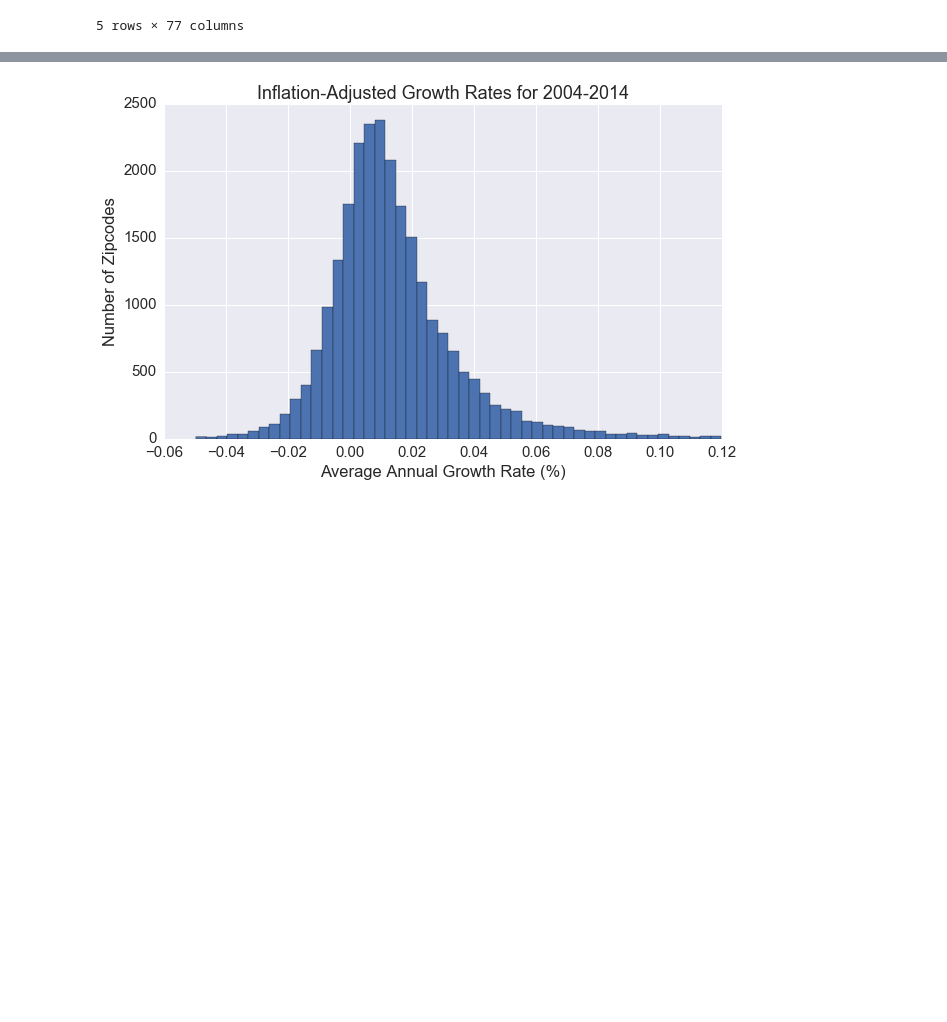
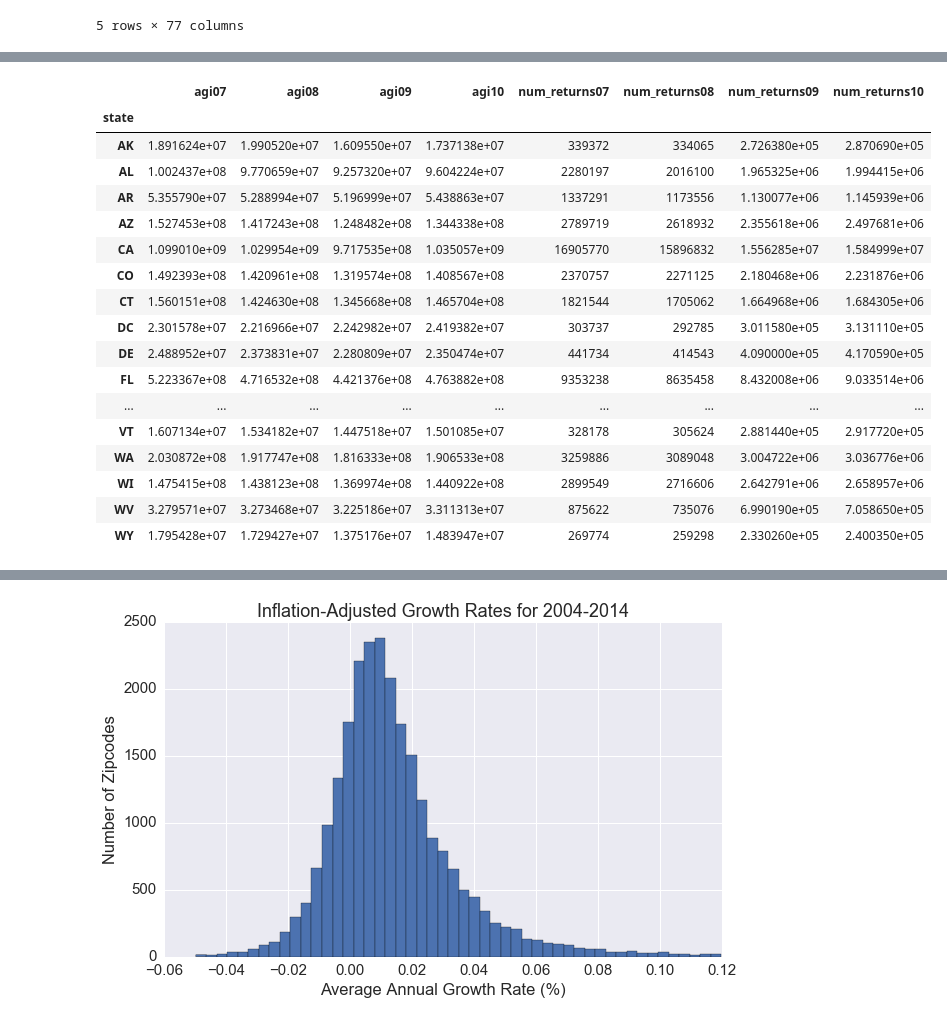
Before and after one commit to sleichen/Data-Incubator, a Jupyter notebook: DataIncubatorProjectv3.ipynb, the cells around one changed output, grey strips where cells are left out. Cells and saved outputs as stored; diff of their text form; code cells hidden in the pictures; blank space fills up the shorter version.

```diff
--- a/DataIncubatorProjectv3.ipynb
+++ b/DataIncubatorProjectv3.ipynb
@@ -78,2 +89,23 @@ agi_data.head()
 5 rows × 40 columns
+# %%
+agi_data[['agi07','agi08','agi09','agi10','num_returns07','num_returns08','num_returns09','num_returns10']]
+# %% [output]
+|  | agi07 | agi08 | agi09 | agi10 | num_returns07 | num_returns08 | num_returns09 | num_returns10 |
+| state |  |  |  |  |  |  |  |  |
+| AK | 1.891624e+07 | 1.990520e+07 | 1.609550e+07 | 1.737138e+07 | 339372 | 334065 | 2.726380e+05 | 2.870690e+05 |
+| AL | 1.002437e+08 | 9.770659e+07 | 9.257320e+07 | 9.604224e+07 | 2280197 | 2016100 | 1.965325e+06 | 1.994415e+06 |
+| AR | 5.355790e+07 | 5.288994e+07 | 5.196999e+07 | 5.438863e+07 | 1337291 | 1173556 | 1.130077e+06 | 1.145939e+06 |
+| AZ | 1.527453e+08 | 1.417243e+08 | 1.248482e+08 | 1.344338e+08 | 2789719 | 2618932 | 2.355618e+06 | 2.497681e+06 |
+| CA | 1.099010e+09 | 1.029954e+09 | 9.717535e+08 | 1.035057e+09 | 16905770 | 15896832 | 1.556285e+07 | 1.584999e+07 |
+| CO | 1.492393e+08 | 1.420961e+08 | 1.319574e+08 | 1.408567e+08 | 2370757 | 2271125 | 2.180468e+06 | 2.231876e+06 |
+| CT | 1.560151e+08 | 1.424630e+08 | 1.345668e+08 | 1.465704e+08 | 1821544 | 1705062 | 1.664968e+06 | 1.684305e+06 |
+| DC | 2.301578e+07 | 2.216966e+07 | 2.242982e+07 | 2.419382e+07 | 303737 | 292785 | 3.011580e+05 | 3.131110e+05 |
+| DE | 2.488952e+07 | 2.373831e+07 | 2.280809e+07 | 2.350474e+07 | 441734 | 414543 | 4.090000e+05 | 4.170590e+05 |
+| FL | 5.223367e+08 | 4.716532e+08 | 4.421376e+08 | 4.763882e+08 | 9353238 | 8635458 | 8.432008e+06 | 9.033514e+06 |
+| ... | ... | ... | ... | ... | ... | ... | ... | ... |
+| VT | 1.607134e+07 | 1.534182e+07 | 1.447518e+07 | 1.501085e+07 | 328178 | 305624 | 2.881440e+05 | 2.917720e+05 |
+| WA | 2.030872e+08 | 1.917747e+08 | 1.816333e+08 | 1.906533e+08 | 3259886 | 3089048 | 3.004722e+06 | 3.036776e+06 |
+| WI | 1.475415e+08 | 1.438123e+08 | 1.369974e+08 | 1.440922e+08 | 2899549 | 2716606 | 2.642791e+06 | 2.658957e+06 |
+| WV | 3.279571e+07 | 3.273468e+07 | 3.225186e+07 | 3.311313e+07 | 875622 | 735076 | 6.990190e+05 | 7.058650e+05 |
+| WY | 1.795428e+07 | 1.729427e+07 | 1.375176e+07 | 1.483947e+07 | 269774 | 259298 | 2.330260e+05 | 2.400350e+05 |
 # %%
```
Also changed, not shown: parts of 13 cells of this notebook, 30 other files.
